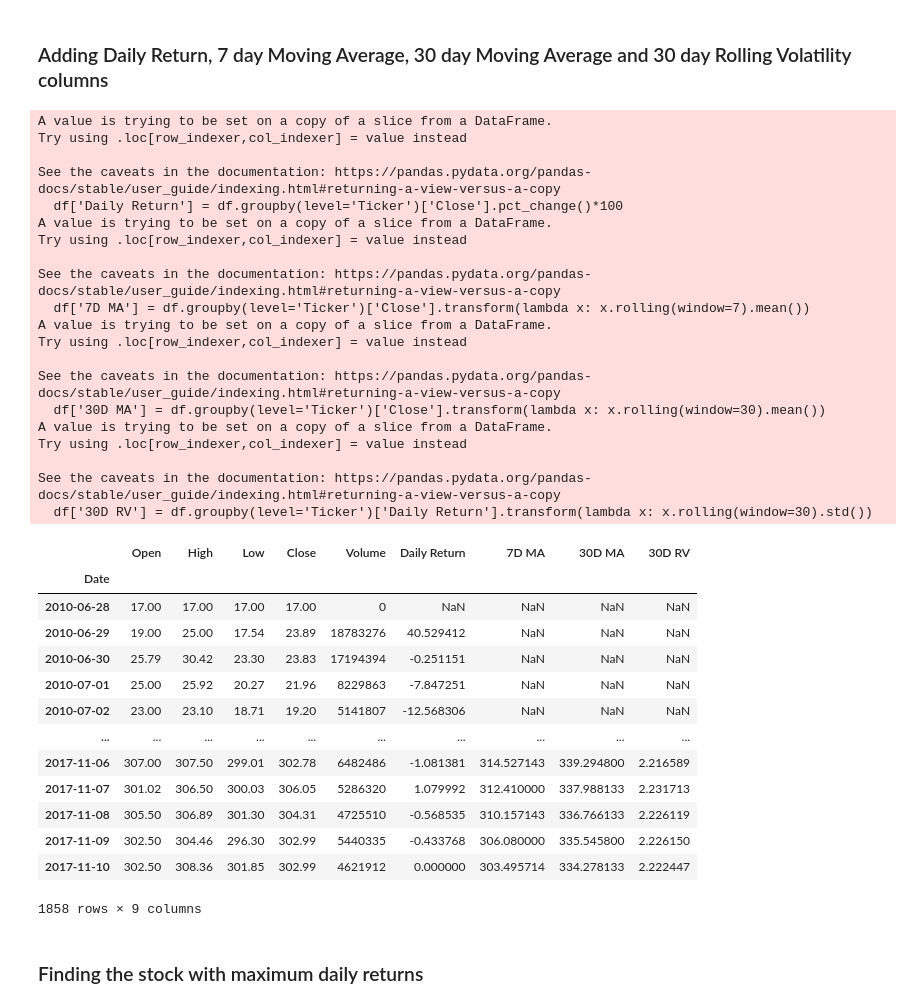
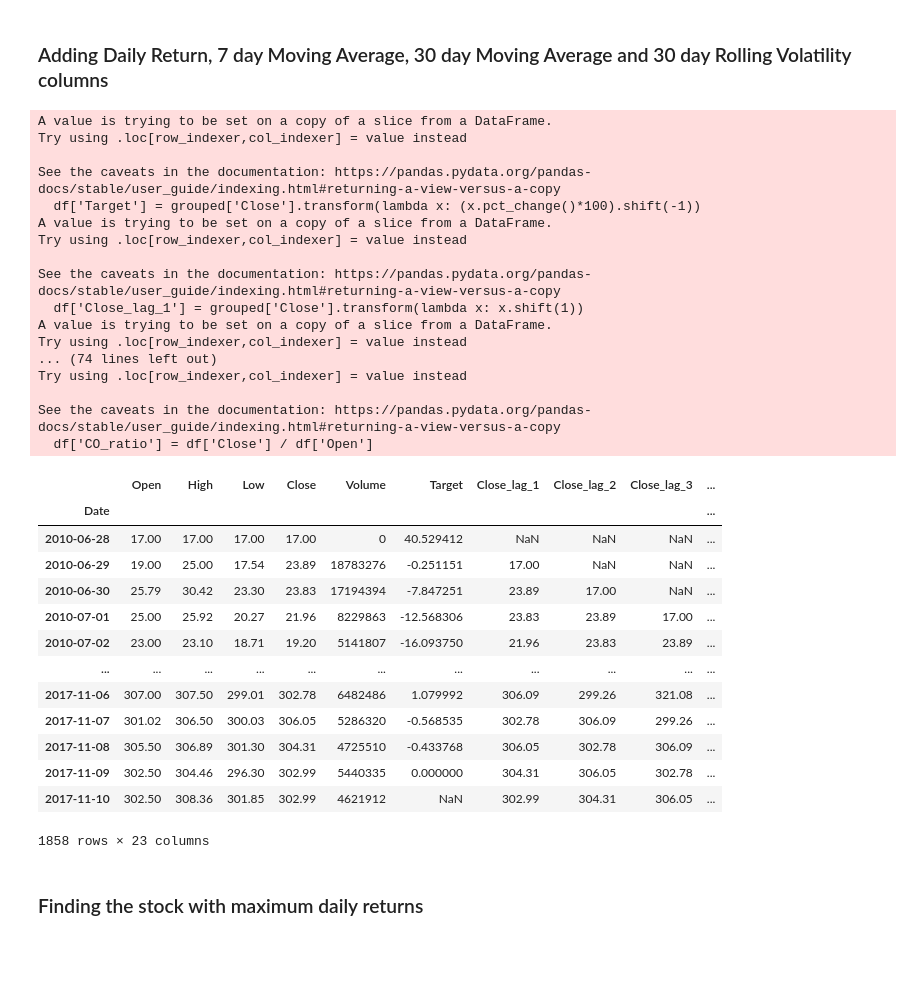
Before and after one commit to AkshatK6971/CAIC_Summer_Of_Tech_25, a Jupyter notebook: Quant_ARIES_X_Economics_and_Finance_Club/Week1/week1.ipynb, the cells around one changed output. Drawn from its saved outputs; the diff is of its cells as text; code cells hidden in the pictures; blank space fills up the shorter version.

```diff
--- a/Quant_ARIES_X_Economics_and_Finance_Club/Week1/week1.ipynb
+++ b/Quant_ARIES_X_Economics_and_Finance_Club/Week1/week1.ipynb
@@ -122,46 +122,65 @@ df.loc['AAPL']
 # %% [markdown]
 ### Adding Daily Return, 7 day Moving Average, 30 day Moving Average and 30 day Rolling Volatility columns
 # %%
-df['Daily Return'] = df.groupby(level='Ticker')['Close'].pct_change()*100
-df['7D MA'] = df.groupby(level='Ticker')['Close'].transform(lambda x: x.rolling(window=7).mean())
-df['30D MA'] = df.groupby(level='Ticker')['Close'].transform(lambda x: x.rolling(window=30).mean())
-df['30D RV'] = df.groupby(level='Ticker')['Daily Return'].transform(lambda x: x.rolling(window=30).std())
+grouped = df.groupby(level='Ticker')
+
+df['Target'] = grouped['Close'].transform(lambda x: (x.pct_change()*100).shift(-1))
+df['Close_lag_1'] = grouped['Close'].transform(lambda x: x.shift(1))
+df['Close_lag_2'] = grouped['Close'].transform(lambda x: x.shift(2))
+df['Close_lag_3'] = grouped['Close'].transform(lambda x: x.shift(3))
+
+df['Daily Return'] = grouped['Close'].transform(lambda x: x.pct_change()*100)
+df['Return_lag_1'] = grouped['Daily Return'].transform(lambda x: x.shift(1))
+df['Return_lag_2'] = grouped['Daily Return'].transform(lambda x: x.shift(2))
+
+df['MA_7'] = grouped['Close'].transform(lambda x: x.rolling(window=7).mean())
+df['MA_30'] = grouped['Close'].transform(lambda x: x.rolling(window=30).mean())
+df['STD_7'] = grouped['Close'].transform(lambda x: x.rolling(window=7).std())
+df['STD_30'] = grouped['Close'].transform(lambda x: x.rolling(window=30).std())
+
+df['Volume_lag_1'] = grouped['Volume'].transform(lambda x: x.shift(1))
+df['Volume_avg_7'] = grouped['Volume'].transform(lambda x: x.rolling(7).mean())
+df['Volume_change'] = grouped['Volume'].transform(lambda x: x.pct_change())
+
+df['30D RV'] = grouped['Daily Return'].transform(lambda x: x.rolling(30).std())
+
+df['MA_ratio'] = df['MA_7'] / df['MA_30']
+df['HL_ratio'] = df['High'] / df['Low']
+df['CO_ratio'] = df['Close'] / df['Open']
+
 df.loc['TSLA']
 # %% [output]
 A value is trying to be set on a copy of a slice from a DataFrame.
 Try using .loc[row_indexer,col_indexer] = value instead
 
 See the caveats in the documentation: https://pandas.pydata.org/pandas-docs/stable/user_guide/indexing.html#returning-a-view-versus-a-copy
-  df['Daily Return'] = df.groupby(level='Ticker')['Close'].pct_change()*100
+  df['Target'] = grouped['Close'].transform(lambda x: (x.pct_change()*100).shift(-1))
 A value is trying to be set on a copy of a slice from a DataFrame.
 Try using .loc[row_indexer,col_indexer] = value instead
 
 See the caveats in the documentation: https://pandas.pydata.org/pandas-docs/stable/user_guide/indexing.html#returning-a-view-versus-a-copy
-  df['7D MA'] = df.groupby(level='Ticker')['Close'].transform(lambda x: x.rolling(window=7).mean())
+  df['Close_lag_1'] = grouped['Close'].transform(lambda x: x.shift(1))
 A value is trying to be set on a copy of a slice from a DataFrame.
+Try using .loc[row_indexer,col_indexer] = value instead
+... (74 lines left out)
 Try using .loc[row_indexer,col_indexer] = value instead
 
 See the caveats in the documentation: https://pandas.pydata.org/pandas-docs/stable/user_guide/indexing.html#returning-a-view-versus-a-copy
-  df['30D MA'] = df.groupby(level='Ticker')['Close'].transform(lambda x: x.rolling(window=30).mean())
-A value is trying to be set on a copy of a slice from a DataFrame.
-Try using .loc[row_indexer,col_indexer] = value instead
-
-See the caveats in the documentation: https://pandas.pydata.org/pandas-docs/stable/user_guide/indexing.html#returning-a-view-versus-a-copy
-  df['30D RV'] = df.groupby(level='Ticker')['Daily Return'].transform(lambda x: x.rolling(window=30).std())
+  df['CO_ratio'] = df['Close'] / df['Open']
-|  | Open | High | Low | Close | Volume | Daily Return | 7D MA | 30D MA | 30D RV |
-| Date |  |  |  |  |  |  |  |  |  |
-| 2010-06-28 | 17.00 | 17.00 | 17.00 | 17.00 | 0 | NaN | NaN | NaN | NaN |
-| 2010-06-29 | 19.00 | 25.00 | 17.54 | 23.89 | 18783276 | 40.529412 | NaN | NaN | NaN |
-| 2010-06-30 | 25.79 | 30.42 | 23.30 | 23.83 | 17194394 | -0.251151 | NaN | NaN | NaN |
-| 2010-07-01 | 25.00 | 25.92 | 20.27 | 21.96 | 8229863 | -7.847251 | NaN | NaN | NaN |
-| 2010-07-02 | 23.00 | 23.10 | 18.71 | 19.20 | 5141807 | -12.568306 | NaN | NaN | NaN |
-| ... | ... | ... | ... | ... | ... | ... | ... | ... | ... |
-| 2017-11-06 | 307.00 | 307.50 | 299.01 | 302.78 | 6482486 | -1.081381 | 314.527143 | 339.294800 | 2.216589 |
-| 2017-11-07 | 301.02 | 306.50 | 300.03 | 306.05 | 5286320 | 1.079992 | 312.410000 | 337.988133 | 2.231713 |
-| 2017-11-08 | 305.50 | 306.89 | 301.30 | 304.31 | 4725510 | -0.568535 | 310.157143 | 336.766133 | 2.226119 |
-| 2017-11-09 | 302.50 | 304.46 | 296.30 | 302.99 | 5440335 | -0.433768 | 306.080000 | 335.545800 | 2.226150 |
-| 2017-11-10 | 302.50 | 308.36 | 301.85 | 302.99 | 4621912 | 0.000000 | 303.495714 | 334.278133 | 2.222447 |
+|  | Open | High | Low | Close | Volume | Target | Close_lag_1 | Close_lag_2 | Close_lag_3 | ... |
+| Date |  |  |  |  |  |  |  |  |  | ... |
+| 2010-06-28 | 17.00 | 17.00 | 17.00 | 17.00 | 0 | 40.529412 | NaN | NaN | NaN | ... |
+| 2010-06-29 | 19.00 | 25.00 | 17.54 | 23.89 | 18783276 | -0.251151 | 17.00 | NaN | NaN | ... |
+| 2010-06-30 | 25.79 | 30.42 | 23.30 | 23.83 | 17194394 | -7.847251 | 23.89 | 17.00 | NaN | ... |
+| 2010-07-01 | 25.00 | 25.92 | 20.27 | 21.96 | 8229863 | -12.568306 | 23.83 | 23.89 | 17.00 | ... |
+| 2010-07-02 | 23.00 | 23.10 | 18.71 | 19.20 | 5141807 | -16.093750 | 21.96 | 23.83 | 23.89 | ... |
+| ... | ... | ... | ... | ... | ... | ... | ... | ... | ... | ... |
+| 2017-11-06 | 307.00 | 307.50 | 299.01 | 302.78 | 6482486 | 1.079992 | 306.09 | 299.26 | 321.08 | ... |
+| 2017-11-07 | 301.02 | 306.50 | 300.03 | 306.05 | 5286320 | -0.568535 | 302.78 | 306.09 | 299.26 | ... |
+| 2017-11-08 | 305.50 | 306.89 | 301.30 | 304.31 | 4725510 | -0.433768 | 306.05 | 302.78 | 306.09 | ... |
+| 2017-11-09 | 302.50 | 304.46 | 296.30 | 302.99 | 5440335 | 0.000000 | 304.31 | 306.05 | 302.78 | ... |
+| 2017-11-10 | 302.50 | 308.36 | 301.85 | 302.99 | 4621912 | NaN | 302.99 | 304.31 | 306.05 | ... |
-1858 rows × 9 columns
+1858 rows × 23 columns
 # %% [markdown]
 ### Finding the stock with maximum daily returns
 # %%
```
Also changed, not shown: 20 other files.
